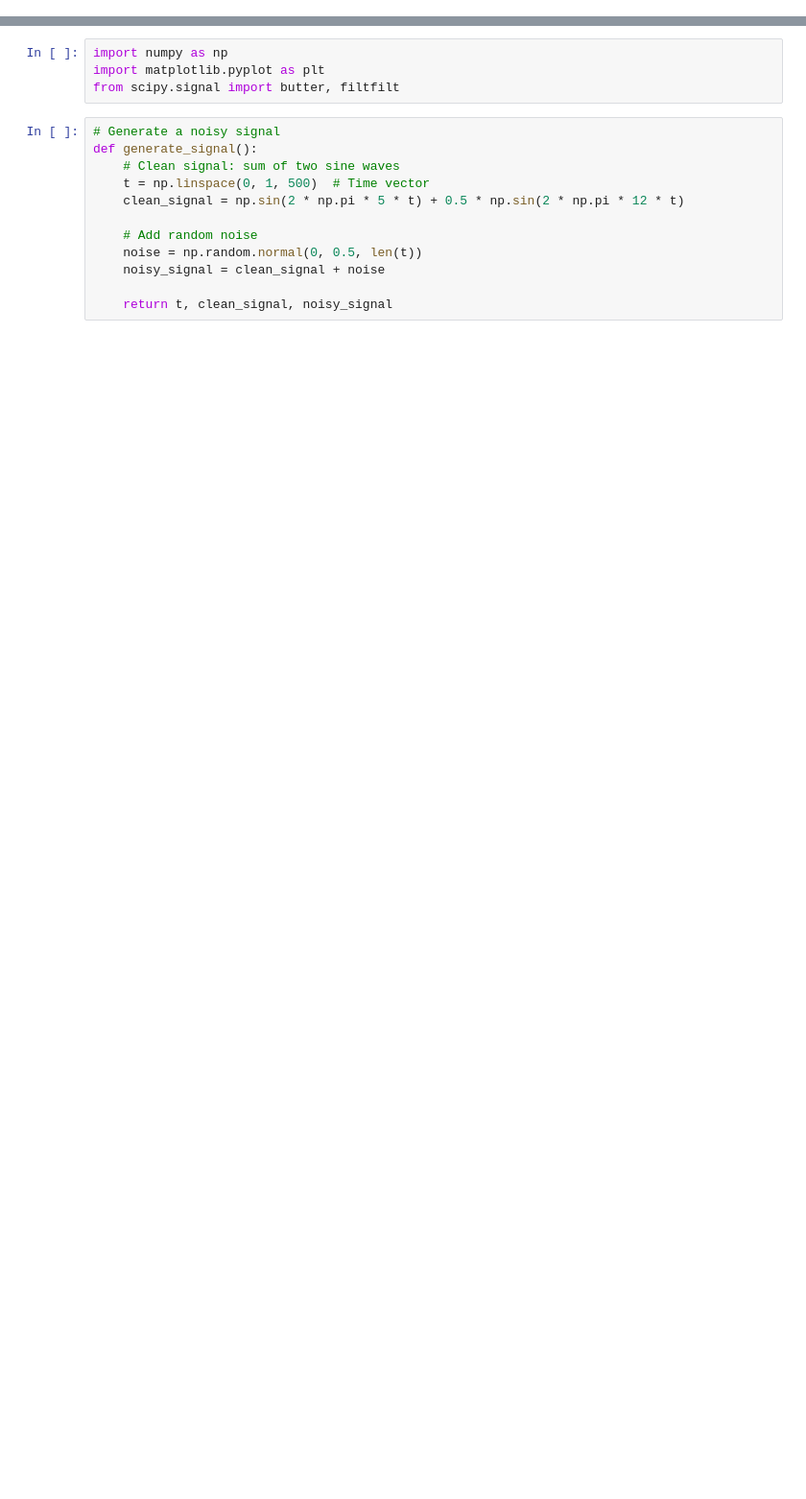
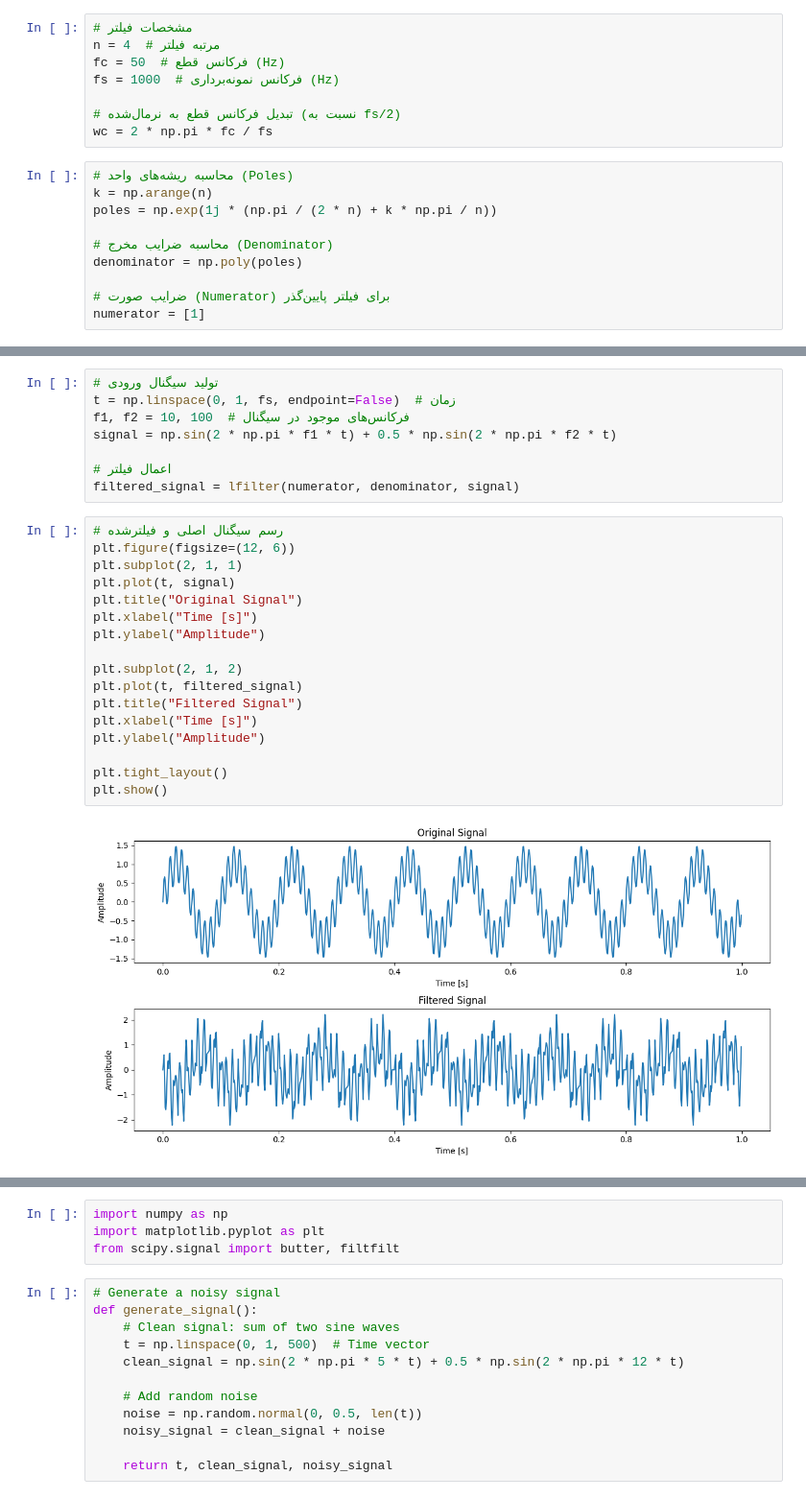
Before and after one commit to amlatif/Evolutionary-Computation, a Jupyter notebook: PSOButterworth.ipynb, the cells around one changed output, grey strips where cells are left out. Shown at 96% size. Drawn from its saved outputs; the diff is of its cells as text; blank space fills up the shorter version.

```diff
--- a/PSOButterworth.ipynb
+++ b/PSOButterworth.ipynb
@@ -0,0 +5,18 @@
+# %%
+# مشخصات فیلتر
+n = 4  # مرتبه فیلتر
+fc = 50  # فرکانس قطع (Hz)
+fs = 1000  # فرکانس نمونه‌برداری (Hz)
+
+# تبدیل فرکانس قطع به نرمال‌شده (نسبت به fs/2)
+wc = 2 * np.pi * fc / fs
+# %%
+# محاسبه ریشه‌های واحد (Poles)
+k = np.arange(n)
+poles = np.exp(1j * (np.pi / (2 * n) + k * np.pi / n))
+
+# محاسبه ضرایب مخرج (Denominator)
+denominator = np.poly(poles)
+
+# ضرایب صورت (Numerator) برای فیلتر پایین‌گذر
+numerator = [1]
@@ -0,0 +31,27 @@
+# %%
+# تولید سیگنال ورودی
+t = np.linspace(0, 1, fs, endpoint=False)  # زمان
+f1, f2 = 10, 100  # فرکانس‌های موجود در سیگنال
+signal = np.sin(2 * np.pi * f1 * t) + 0.5 * np.sin(2 * np.pi * f2 * t)
+
+# اعمال فیلتر
+filtered_signal = lfilter(numerator, denominator, signal)
+# %%
+# رسم سیگنال اصلی و فیلترشده
+plt.figure(figsize=(12, 6))
+plt.subplot(2, 1, 1)
+plt.plot(t, signal)
+plt.title("Original Signal")
+plt.xlabel("Time [s]")
+plt.ylabel("Amplitude")
+
+plt.subplot(2, 1, 2)
+plt.plot(t, filtered_signal)
+plt.title("Filtered Signal")
+plt.xlabel("Time [s]")
+plt.ylabel("Amplitude")
+
+plt.tight_layout()
+plt.show()
+# %% [output]
+[figure, added]
```
Also changed, not shown: parts of 28 cells of this notebook.
